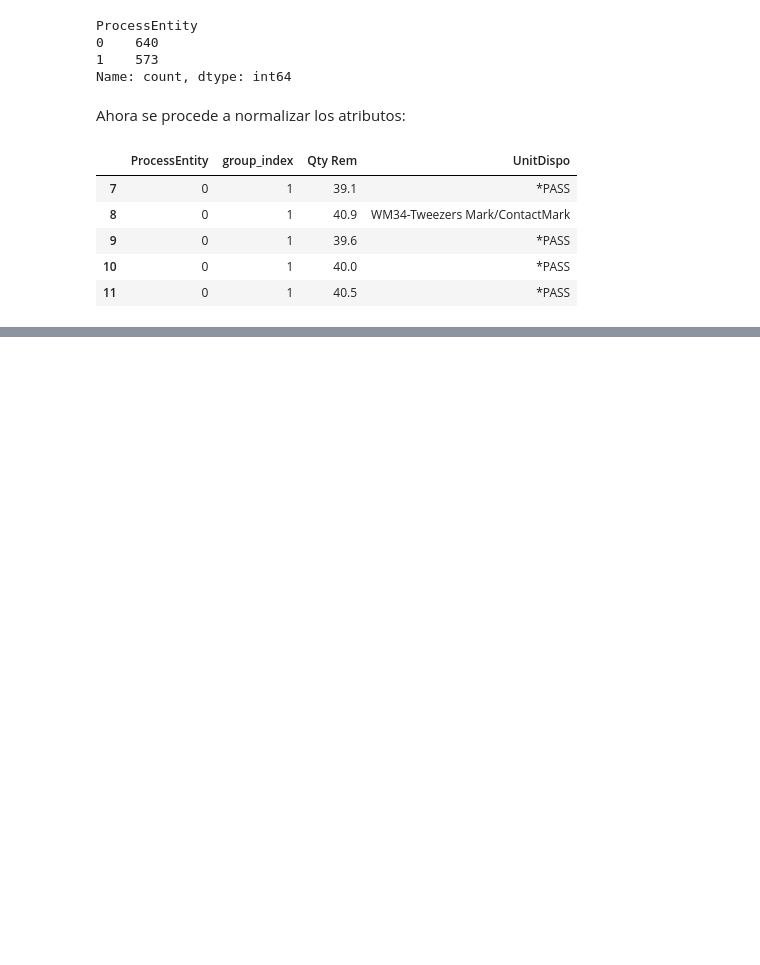
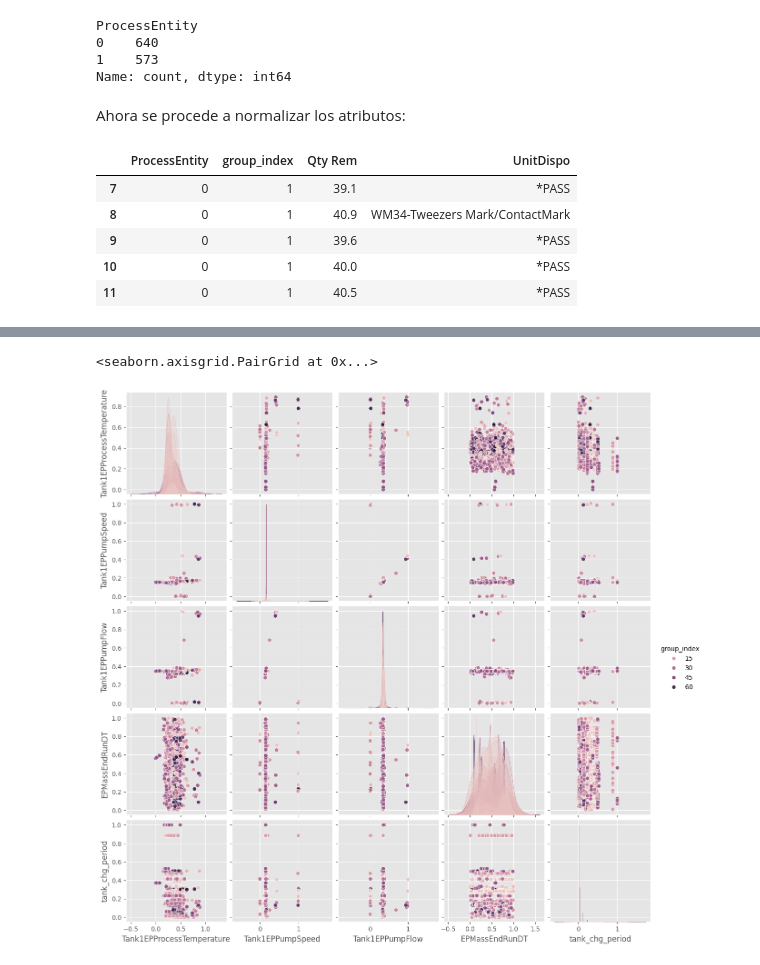
Before and after one commit to YoksanVC/TEC_DataScienceCert, a Jupyter notebook: Module_2_AprendizajeAutomatico/Projecto_Final/Projecto_Final.ipynb, the cells around one changed output, grey strips where cells are left out. Drawn from its saved outputs; the diff is of its cells as text; code cells hidden in the pictures; blank space fills up the shorter version.

```diff
--- a/Module_2_AprendizajeAutomatico/Projecto_Final/Projecto_Final.ipynb
+++ b/Module_2_AprendizajeAutomatico/Projecto_Final/Projecto_Final.ipynb
@@ -391,0 +440,5 @@ dataset_20mm.head(20)
+# %%
+sns.pairplot(data=dataset_20mm[['Tank1EPProcessTemperature','Tank1EPPumpSpeed','Tank1EPPumpFlow','EPMassEndRunDT','tank_chg_period','group_index']], hue='group_index')
+# %% [output]
+<seaborn.axisgrid.PairGrid at 0x...>
+[figure, added]
```
Also changed, not shown: parts of 19 cells of this notebook.
